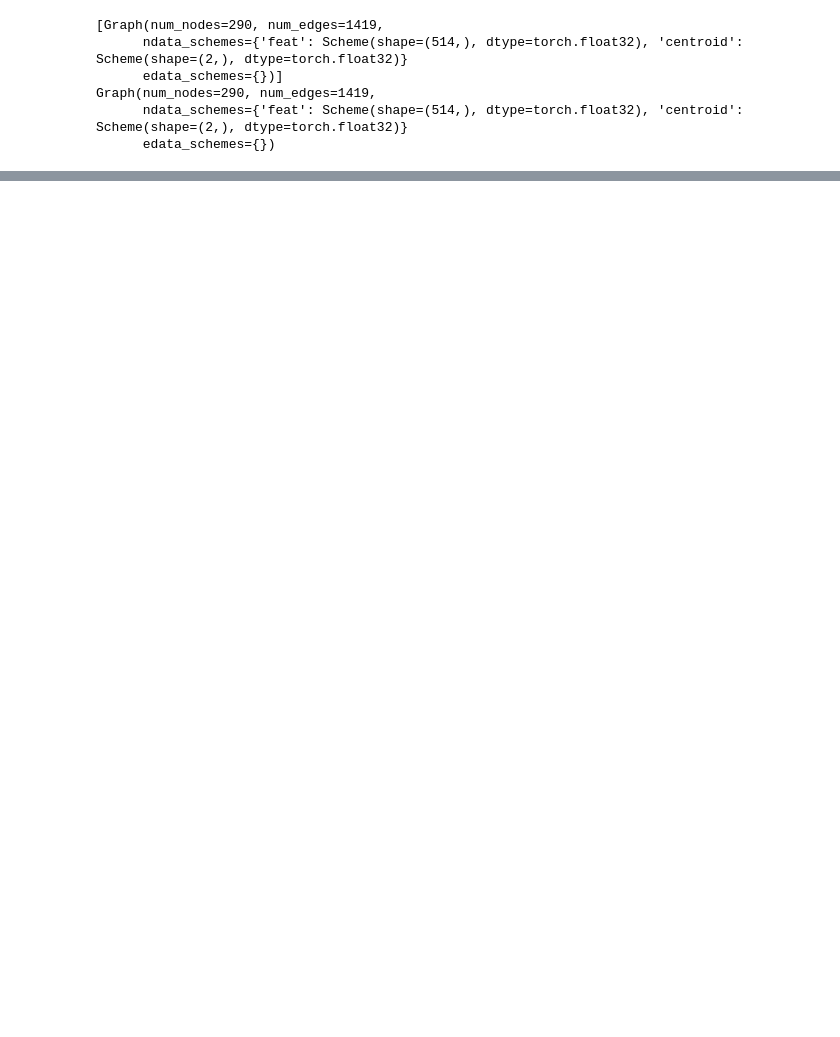
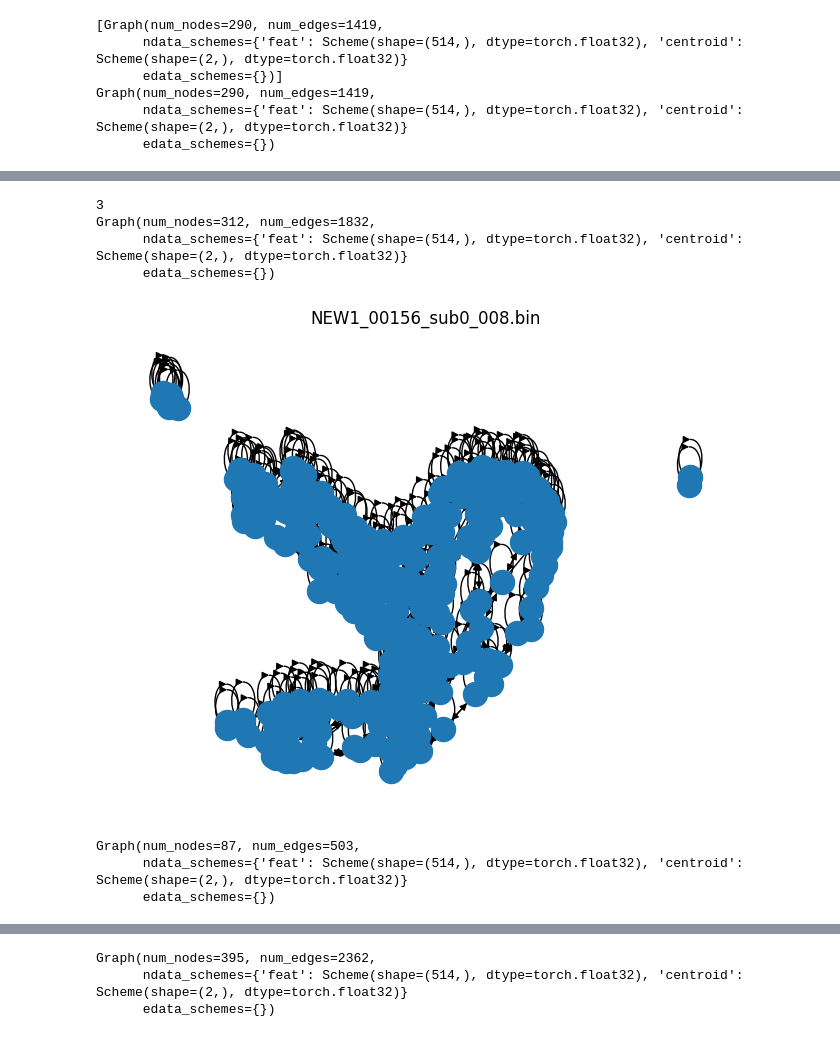
Before and after one commit to PeterrHH/GNN-Histo-Caption, a Jupyter notebook: main/data_view.ipynb, the cells around one changed output, grey strips where cells are left out. Saved outputs shown, nothing was run; the diff lists cells and outputs as text; code cells hidden in the pictures; blank space fills up the shorter version.

Commit message:
Graph model rebuilding

```diff
--- a/main/data_view.ipynb
+++ b/main/data_view.ipynb
@@ -150,0 +158,14 @@ False
+# %%
+import os
+from dataloader import make_dataloader
+from Vocabulary import Vocabulary
+loader = make_dataloader(
+    batch_size = 2,
+    split = "test",
+    base_data_path = "../../Report-nmi-wsi",
+    graph_path = "graph",
+    vocab_path = "../../Report-nmi-wsi/vocab_bladderreport.pkl",
+    shuffle=True,
+    num_workers=0,
+    load_in_ram = True
+)
@@ -150,0 +264,46 @@ False
+# %%
+import matplotlib.pyplot as plt
+directory = "graph/cell_graphs/test"
+graph_files = [f for f in os.listdir(directory) if f.endswith('.bin')][0:3]
+# graph_files = ["1_00143_sub0_049.bin"]
+print(len(graph_files))
+graph_list = []
+for graph_file in graph_files:
+    graph_path = os.path.join(directory, graph_file)
+
+    # Use DGL's function to read the binary graph
+    graph = dgl.load_graphs(graph_path)[0][0]  # Assuming there's only one graph per file
+    graph_list.append(graph)
+    print(graph)
+    # nx.draw(i.to_networkx())
+    # plt.title("NEW"+graph_file)  # Specify your desired title here
+    # # Show the plot
+    # plt.show()
+
+    # # in_degrees = graph.in_degrees().numpy()
+    # # out_degrees = graph.out_degrees().numpy()
+    # # isolated_nodes = (in_degrees == 0) & (out_degrees == 0)
+
+    # # # Remove isolated nodes
+    # # graph.remove_nodes(isolated_nodes)
+    nx.draw(i.to_networkx())
+    plt.title("NEW"+graph_file)  # Specify your desired title here
+    # Show the plot
+    plt.show()
+    # break
+# print('------------BATCHING-------------')
+# batch = dgl.batch(graph_list)
+# print(batch)
+# print('------------BATCHING-------------')
+# unbatch = dgl.unbatch(batch)
+# for i in unbatch:
+#     print(i)
+# %% [output]
+3
+Graph(num_nodes=312, num_edges=1832,
+      ndata_schemes={'feat': Scheme(shape=(514,), dtype=torch.float32), 'centroid': Scheme(shape=(2,), dtype=torch.float32)}
+      edata_schemes={})
+[figure, added]
+Graph(num_nodes=87, num_edges=503,
+      ndata_schemes={'feat': Scheme(shape=(514,), dtype=torch.float32), 'centroid': Scheme(shape=(2,), dtype=torch.float32)}
+      edata_schemes={})
@@ -150,0 +311,3 @@ False
+Graph(num_nodes=395, num_edges=2362,
+      ndata_schemes={'feat': Scheme(shape=(514,), dtype=torch.float32), 'centroid': Scheme(shape=(2,), dtype=torch.float32)}
+      edata_schemes={})
```
Also changed, not shown: parts of 8 cells of this notebook, 10 other files.
